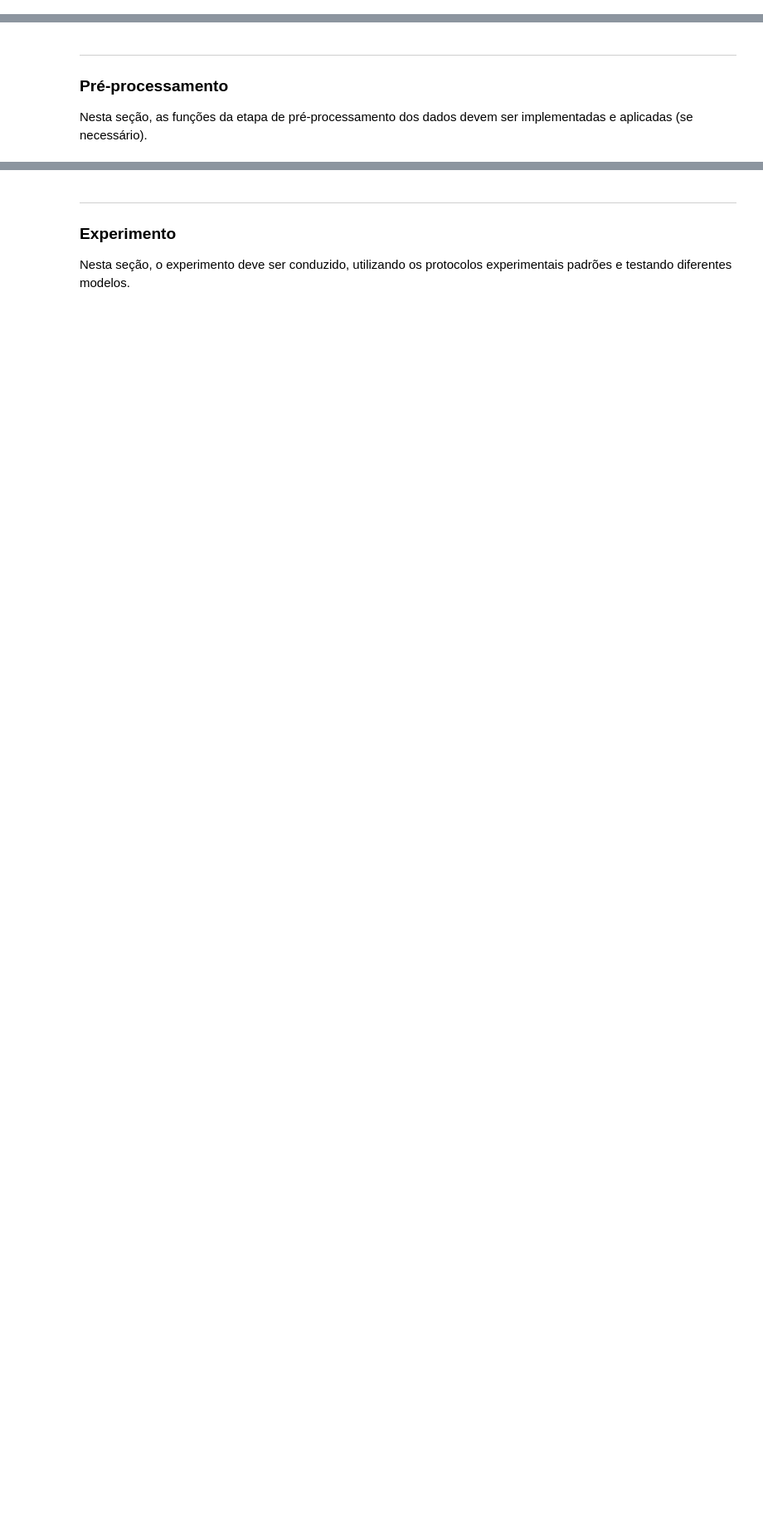
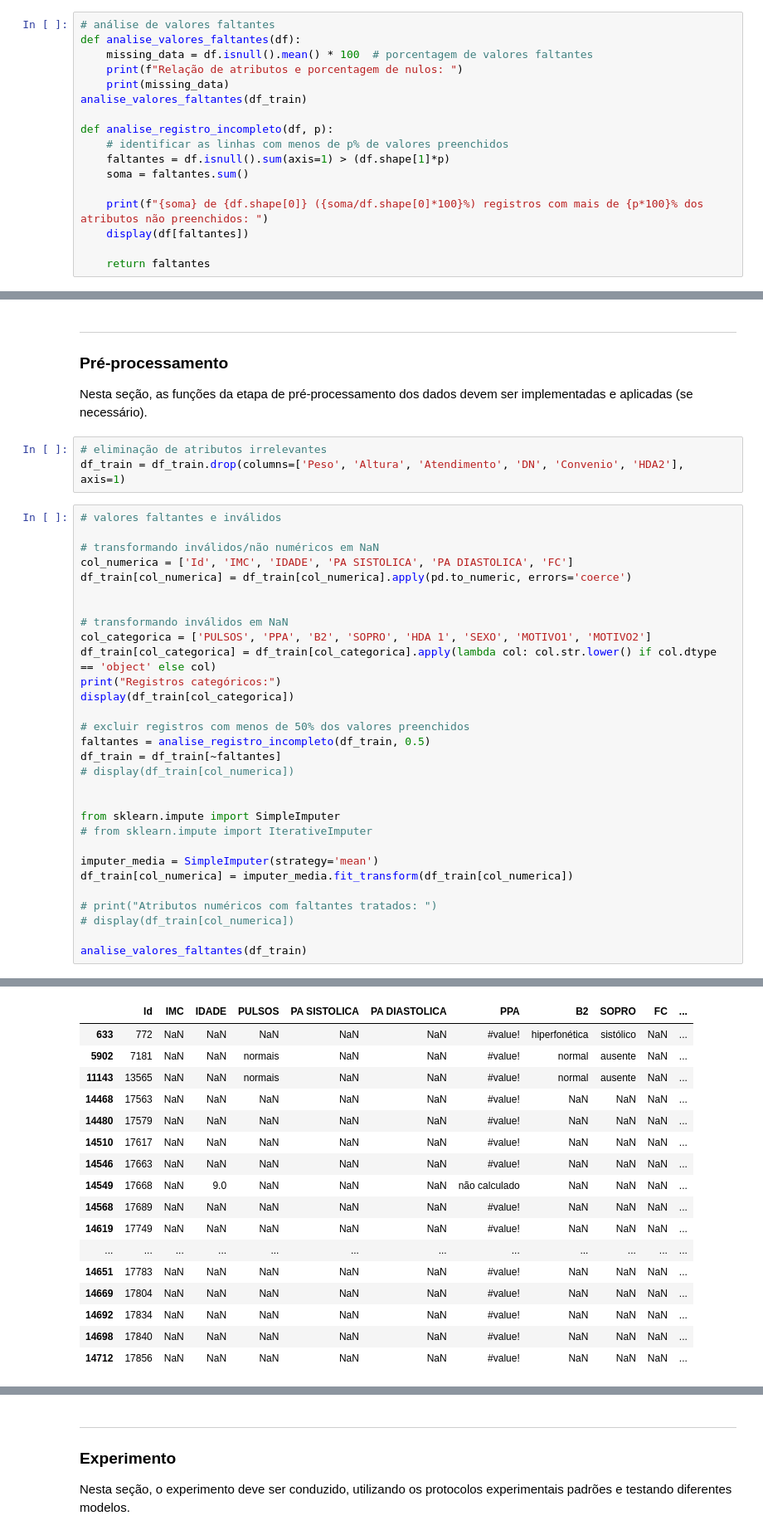
Before and after one commit to lauranaomiseto/projeto-AM, a Jupyter notebook: main.ipynb, the cells around one changed output, grey strips where cells are left out. Shown: that part at 83% size. Saved outputs shown, nothing was run; the diff lists cells and outputs as text; blank space fills up the shorter version.

Commit message:
análise de atributos e pré-processamento

```diff
--- a/main.ipynb
+++ b/main.ipynb
@@ -143,0 +200,17 @@ Para dados multivariados:
+# %%
+# análise de valores faltantes
+def analise_valores_faltantes(df):
+    missing_data = df.isnull().mean() * 100  # porcentagem de valores faltantes
+    print(f"Relação de atributos e porcentagem de nulos: ")
+    print(missing_data)
+analise_valores_faltantes(df_train)
+
+def analise_registro_incompleto(df, p):
+    # identificar as linhas com menos de p% de valores preenchidos
+    faltantes = df.isnull().sum(axis=1) > (df.shape[1]*p)
+    soma = faltantes.sum()
+
+    print(f"{soma} de {df.shape[0]} ({soma/df.shape[0]*100}%) registros com mais de {p*100}% dos atributos não preenchidos: ")
+    display(df[faltantes])
+
+    return faltantes
@@ -146,3 +237,37 @@ Para dados multivariados:
 ### Pré-processamento
 
 Nesta seção, as funções da etapa de pré-processamento dos dados devem ser implementadas e aplicadas (se necessário).
+# %%
+# eliminação de atributos irrelevantes
+df_train = df_train.drop(columns=['Peso', 'Altura', 'Atendimento', 'DN', 'Convenio', 'HDA2'], axis=1)
+# %%
+# valores faltantes e inválidos
+
+# transformando inválidos/não numéricos em NaN
+col_numerica = ['Id', 'IMC', 'IDADE', 'PA SISTOLICA', 'PA DIASTOLICA', 'FC']
+df_train[col_numerica] = df_train[col_numerica].apply(pd.to_numeric, errors='coerce')
+
+
+# transformando inválidos em NaN
+col_categorica = ['PULSOS', 'PPA', 'B2', 'SOPRO', 'HDA 1', 'SEXO', 'MOTIVO1', 'MOTIVO2']
+df_train[col_categorica] = df_train[col_categorica].apply(lambda col: col.str.lower() if col.dtype == 'object' else col)
+print("Registros categóricos:")
+display(df_train[col_categorica])
+
+# excluir registros com menos de 50% dos valores preenchidos
+faltantes = analise_registro_incompleto(df_train, 0.5)
+df_train = df_train[~faltantes]
+# display(df_train[col_numerica])
+
+
+from sklearn.impute import SimpleImputer
+# from sklearn.impute import IterativeImputer
+
+imputer_media = SimpleImputer(strategy='mean')
+df_train[col_numerica] = imputer_media.fit_transform(df_train[col_numerica])
+
+# print("Atributos numéricos com faltantes tratados: ")
+# display(df_train[col_numerica])
+
+analise_valores_faltantes(df_train)
+# %% [output]
@@ -148,0 +289,17 @@ Nesta seção, as funções da etapa de pré-processamento dos dados devem ser i
+|  | Id | IMC | IDADE | PULSOS | PA SISTOLICA | PA DIASTOLICA | PPA | B2 | SOPRO | FC | ... |
+| 633 | 772 | NaN | NaN | NaN | NaN | NaN | #value! | hiperfonética | sistólico | NaN | ... |
+| 5902 | 7181 | NaN | NaN | normais | NaN | NaN | #value! | normal | ausente | NaN | ... |
+| 11143 | 13565 | NaN | NaN | normais | NaN | NaN | #value! | normal | ausente | NaN | ... |
+| 14468 | 17563 | NaN | NaN | NaN | NaN | NaN | #value! | NaN | NaN | NaN | ... |
+| 14480 | 17579 | NaN | NaN | NaN | NaN | NaN | #value! | NaN | NaN | NaN | ... |
+| 14510 | 17617 | NaN | NaN | NaN | NaN | NaN | #value! | NaN | NaN | NaN | ... |
+| 14546 | 17663 | NaN | NaN | NaN | NaN | NaN | #value! | NaN | NaN | NaN | ... |
+| 14549 | 17668 | NaN | 9.0 | NaN | NaN | NaN | não calculado | NaN | NaN | NaN | ... |
+| 14568 | 17689 | NaN | NaN | NaN | NaN | NaN | #value! | NaN | NaN | NaN | ... |
+| 14619 | 17749 | NaN | NaN | NaN | NaN | NaN | #value! | NaN | NaN | NaN | ... |
+| ... | ... | ... | ... | ... | ... | ... | ... | ... | ... | ... | ... |
+| 14651 | 17783 | NaN | NaN | NaN | NaN | NaN | #value! | NaN | NaN | NaN | ... |
+| 14669 | 17804 | NaN | NaN | NaN | NaN | NaN | #value! | NaN | NaN | NaN | ... |
+| 14692 | 17834 | NaN | NaN | NaN | NaN | NaN | #value! | NaN | NaN | NaN | ... |
+| 14698 | 17840 | NaN | NaN | NaN | NaN | NaN | #value! | NaN | NaN | NaN | ... |
+| 14712 | 17856 | NaN | NaN | NaN | NaN | NaN | #value! | NaN | NaN | NaN | ... |
```
Also changed, not shown: parts of 12 cells of this notebook.
